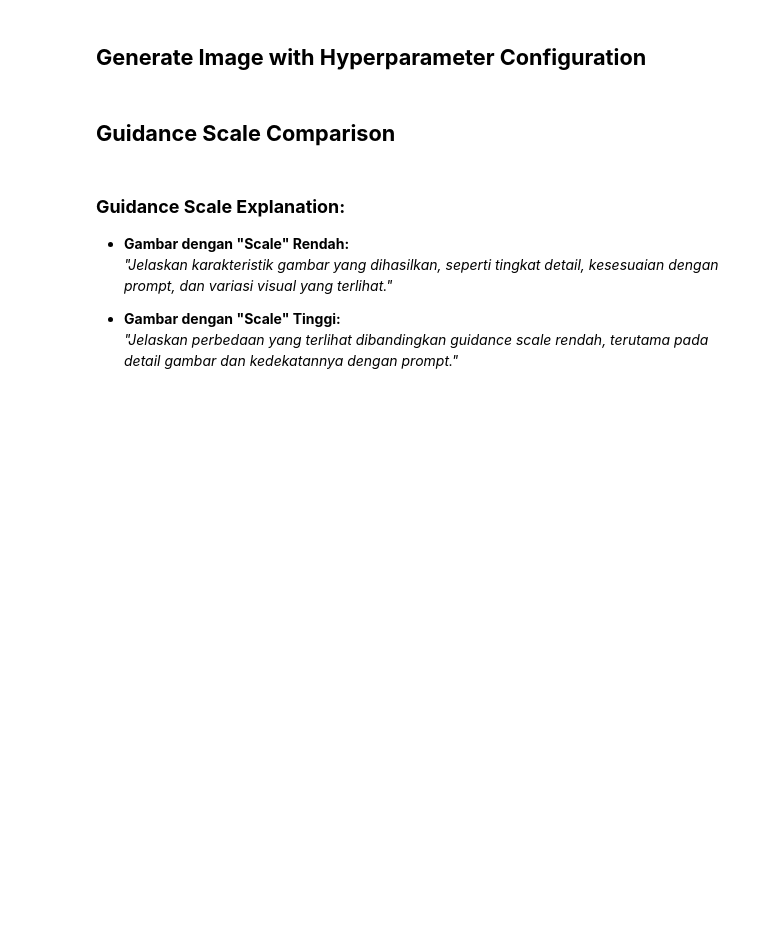
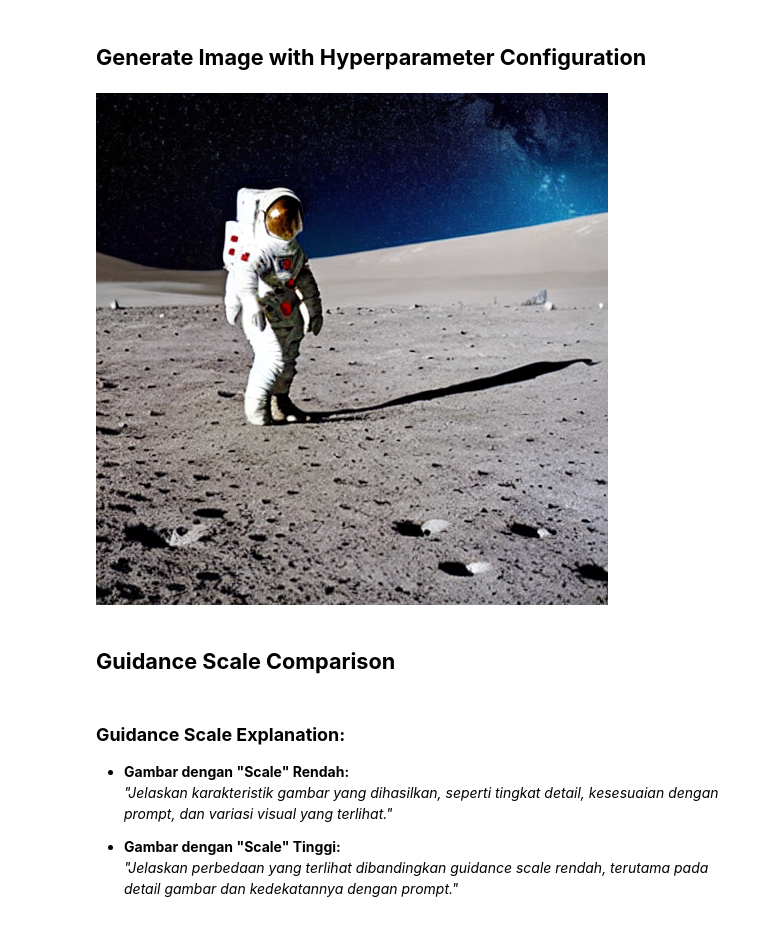
Before and after one commit to nazhifSetya/hackaton-pidi, a Jupyter notebook: 02-fundamental-generative-ai/proyek-akhir/pengerjaan/dafina/submission/Pipeline_submission_BFGAI_Dafina_Meira_Rizkia.ipynb, the cells around one changed output. Saved outputs shown, nothing was run; the diff lists cells and outputs as text; code cells hidden in the pictures; blank space fills up the shorter version.

```diff
--- a/02-fundamental-generative-ai/proyek-akhir/pengerjaan/dafina/submission/Pipeline_submission_BFGAI_Dafina_Meira_Rizkia.ipynb
+++ b/02-fundamental-generative-ai/proyek-akhir/pengerjaan/dafina/submission/Pipeline_submission_BFGAI_Dafina_Meira_Rizkia.ipynb
@@ -68,38 +85,33 @@ img_simple
 # %%
 # ---------------------------------------------------------
 # K1 - generate_advanced_image() : + guidance_scale & num_inference_steps
 # ---------------------------------------------------------
 def generate_advanced_image(prompt, negative_prompt, seed, guidance_scale, num_inference_steps):
     """Text-to-image dengan kontrol guidance_scale dan jumlah inference step."""
     gen = torch.Generator(device=DEVICE).manual_seed(seed)
     out = txt2img(
         prompt=prompt,
         negative_prompt=negative_prompt,
         generator=gen,
         guidance_scale=guidance_scale,
         num_inference_steps=num_inference_steps,
     )
     return out.images[0]
 
-# Target advanced = image-14: astronot 3D SEMI-REALISTIS (bukan flat cartoon).
-# Prompt WAJIB sama dengan simple. Supaya hasil condong realistis:
-#   * negative prompt versi advanced menolak "cartoon/painting/illustration",
-#     jadi model tidak jatuh ke gaya kartun -> condong ke foto astronot realistis
-#     (SD1.5 kaya data foto misi Apollo). Reviewer mengizinkan penyesuaian
-#     negative prompt / parameter untuk mendekati gambar contoh.
-#   * guidance_scale cukup tinggi -> subjek "astronaut on moon" jadi dominan.
-NEGATIVE_ADVANCED = ("cartoon, painting, illustration, drawing, sketch, flat color, "
-                     "messy, blurry, low quality, bad art, ugly, grainy, "
-                     "unfinished, chromatic aberration")
-
+# Target advanced = image-4: komposisi mirip simple tapi SEDIKIT lebih detail/tajam.
+# Prompt & negative WAJIB sama dengan simple; yang berbeda hanya hyperparameter:
+# guidance_scale sedikit lebih tinggi (7.5 -> 9.0) supaya subjek lebih tegas, dan
+# num_inference_steps dinaikkan (50 -> 60) untuk detail lebih halus.
 img_advanced = generate_advanced_image(
-    prompt=MOON_PROMPT,                 # sama persis dengan simple (syarat soal)
-    negative_prompt=NEGATIVE_ADVANCED,  # beda dari simple: menolak gaya kartun
+    prompt=MOON_PROMPT,        # SAMA dengan simple (syarat soal)
+    negative_prompt=NEGATIVE,  # SAMA dengan simple (syarat soal)
     seed=SEED_K1,
-    guidance_scale=10.0,
-    num_inference_steps=45,
+    guidance_scale=9.0,
+    num_inference_steps=60,
 )
 img_advanced
+# %% [output]
+[figure, added]
 # %% [markdown]
 ## **Guidance Scale Comparison**
 # %% [markdown]
```
Also changed, not shown: parts of 6 cells of this notebook, 16 other files.
